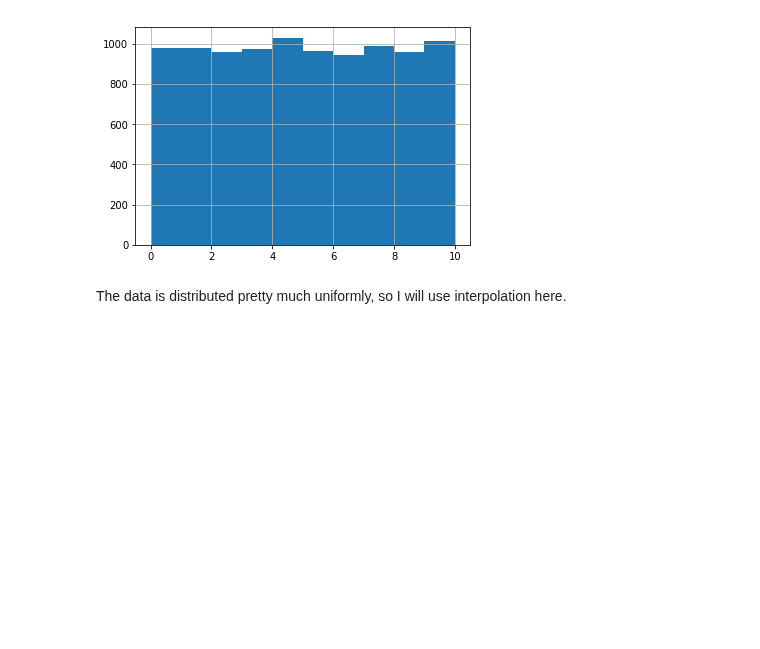
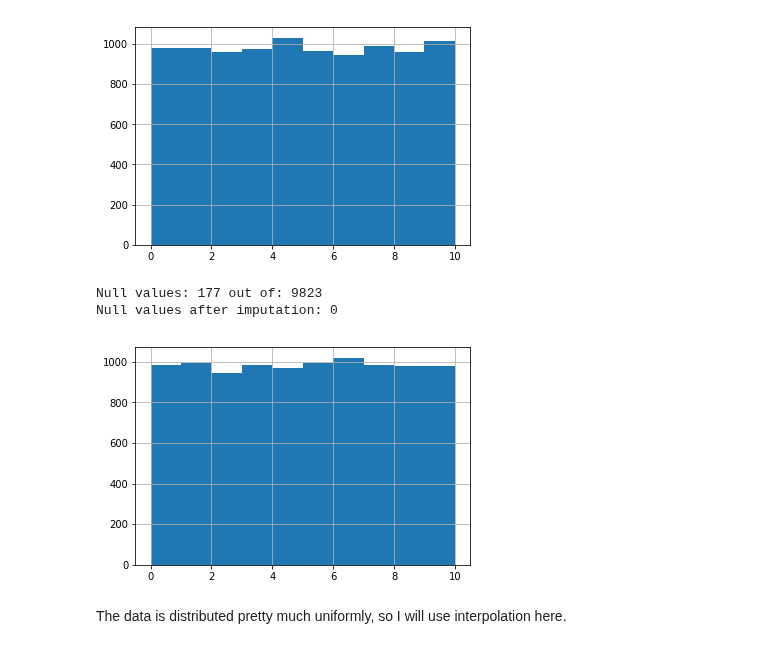
Before and after one commit to odedgolden/Machine-Learning, a Jupyter notebook: ML_ex2/ML_ex2.ipynb, the cells around one changed output. Drawn from its saved outputs; the diff is of its cells as text; code cells hidden in the pictures; blank space fills up the shorter version.

```diff
--- a/ML_ex2/ML_ex2.ipynb
+++ b/ML_ex2/ML_ex2.ipynb
@@ -223,6 +223,17 @@ print('Null values after imputation: '+str(data['Avg_environmental_importance'].
 Null values: 217 out of: 9783
 Null values after imputation: 0
 [figure]
+# %%
+print('Null values: '+str(data['Avg_education_importance'].isnull().sum())+' out of: '+str(data['Avg_education_importance'].notnull().sum()))
+data['Avg_education_importance'].hist()
+data['Avg_education_importance'].describe()
+data['Avg_education_importance_isNull'] = pd.isnull(data.Avg_environmental_importance).astype(int)
+data['Avg_education_importance'] = data['Avg_education_importance'].interpolate()
+print('Null values after imputation: '+str(data['Avg_education_importance'].isnull().sum()))
+# %% [output]
+Null values: 177 out of: 9823
+Null values after imputation: 0
+[figure, added]
 # %% [markdown]
 The data is distributed pretty much uniformly, so I will use interpolation here.
 # %%
```
Also changed, not shown: parts of 2 cells of this notebook.
